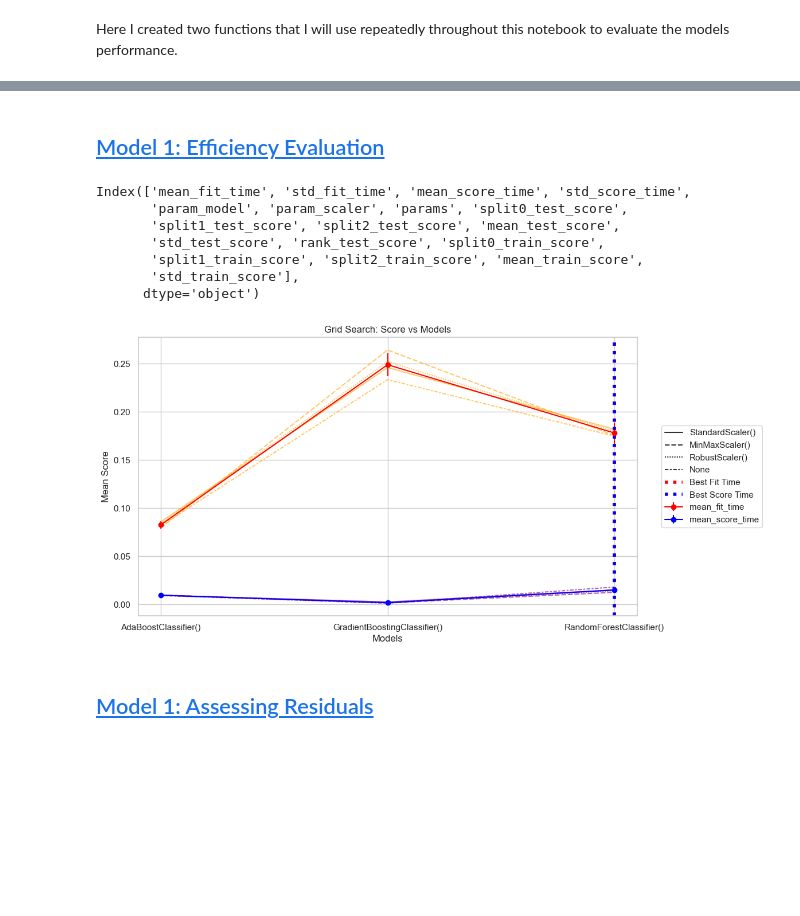
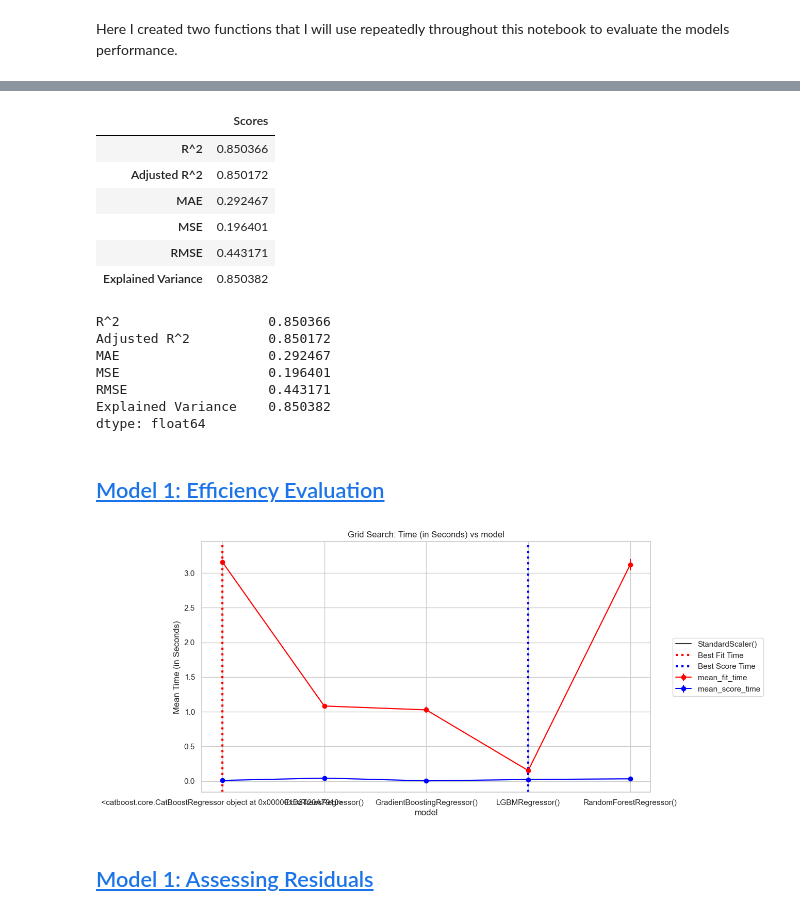
Before and after one commit to scelarek/Reference_Notebooks, a Jupyter notebook: Templates For Projects/5. Master Pipeline (Advanced) copy.ipynb, the cells around one changed output, grey strips where cells are left out. Saved outputs shown, nothing was run; the diff lists cells and outputs as text; code cells hidden in the pictures; blank space fills up the shorter version.

```diff
--- a/Templates For Projects/5. Master Pipeline (Advanced) copy.ipynb
+++ b/Templates For Projects/5. Master Pipeline (Advanced) copy.ipynb
@@ -144,9 +165,8 @@ advanced_classifier_models = [RandomForestClassifier(), AdaBoostClassifier(), Gr
 # %%
-
 # Define the parameter grid for the Grid Search
 # Here, the grid consists of Standard Scaler for the 'scaler' step and all basic classification models for the 'model' step
-param_grid = [{'scaler': [StandardScaler(), MinMaxScaler(), RobustScaler(), None],
-            'model': advanced_classifier_models}]
+param_grid = [{'scaler': [StandardScaler()],
+            'model': advanced_regression_models}]
 # %% [markdown]
 ## <a id='toc3_4_'></a>[Model 1: Iteration](#toc0_)
 # %% [markdown]
@@ -156,8 +176,8 @@ Here I conducted the grid search. To keep track of the time it takes to run each
 start_time = time.time()
 
 # Define a GridSearchCV object with the pipeline, parameter grid, and desired settings
-grid = GridSearchCV(pipe, param_grid, return_train_score=True,
-                    cv=3, refit=True, verbose=2, n_jobs=-1, scoring='accuracy')
+grid = HalvingGridSearchCV(pipe, param_grid, return_train_score=True,
+                    cv=3, refit=True, verbose=2, n_jobs=-1, scoring='r2')
 
 # Fit the GridSearchCV object to the data - this will perform the actual grid search
 grid.fit(X_train, y_train)
@@ -232,5 +267,8 @@ Here I created two functions that I will use repeatedly throughout this notebook
 print(grid_outcomes.columns)
 first_hyperparameter = 'param_model'
 second_hyperparameter = 'param_scaler'
-pipe_plot_name = 'Models'
+pipe_plot_name = 'model'
+
+
+grid_outcomes.groupby(first_hyperparameter)
 # %% [output]
@@ -264,0 +290,18 @@ confusion_matrix_plot(best_model, X_test, y_test, [0, 1, 2])
+# %%
+# Using the function
+evaluate_linear_model(best_model, X_test, y_test, plot=True)
+# %% [output]
+|  | Scores |
+| R^2 | 0.850366 |
+| Adjusted R^2 | 0.850172 |
+| MAE | 0.292467 |
+| MSE | 0.196401 |
+| RMSE | 0.443171 |
+| Explained Variance | 0.850382 |
+R^2                   0.850366
+Adjusted R^2          0.850172
+MAE                   0.292467
+MSE                   0.196401
+RMSE                  0.443171
+Explained Variance    0.850382
+dtype: float64
@@ -265,21 +310,9 @@ confusion_matrix_plot(best_model, X_test, y_test, [0, 1, 2])
 # %% [markdown]
 ## <a id='toc3_6_'></a>[Model 1: Efficiency Evaluation](#toc0_)
 # %%
-print(grid_outcomes.columns)
-first_hyperparameter = 'param_model'
-second_hyperparameter = 'param_scaler'
-pipe_plot_name = 'Models'
-
 plot_average_time_of_hyperparameters(grid_outcomes, first_hyperparameter, pipe_plot_name, second_hyperparameter=second_hyperparameter)
 # %% [output]
-Index(['mean_fit_time', 'std_fit_time', 'mean_score_time', 'std_score_time',
-       'param_model', 'param_scaler', 'params', 'split0_test_score',
-       'split1_test_score', 'split2_test_score', 'mean_test_score',
-       'std_test_score', 'rank_test_score', 'split0_train_score',
-       'split1_train_score', 'split2_train_score', 'mean_train_score',
-       'std_train_score'],
-      dtype='object')
-[figure, old version]
+[figure, new version]
 # %%
 # cum_sum_variance_explained = best_model.named_steps['dim_reducer'].explained_variance_ratio_.cumsum()
 # pca_component = range(1, len(cum_sum_variance_explained) + 1)
```
Also changed, not shown: parts of 26 cells of this notebook, 8 other files.
